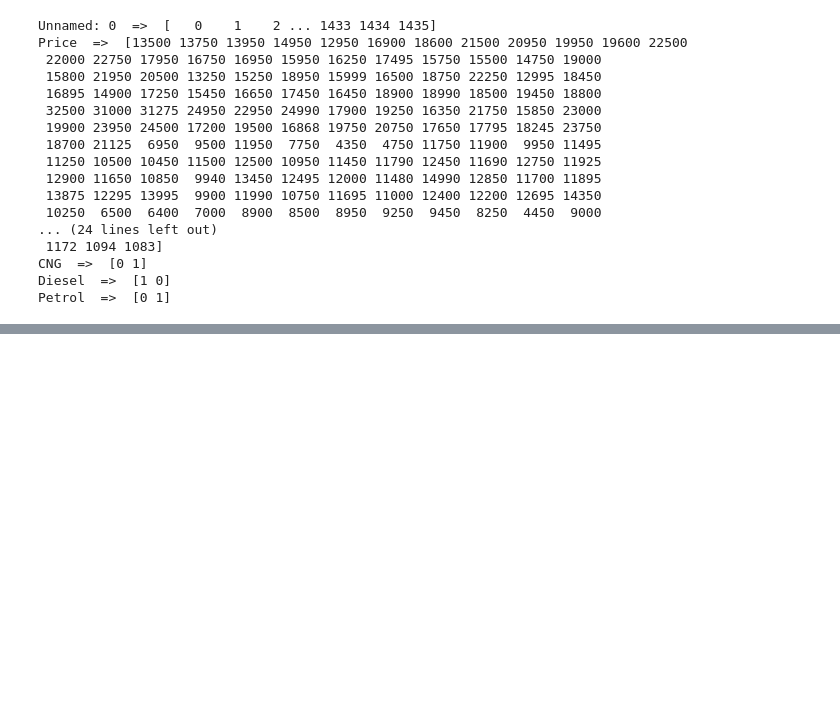
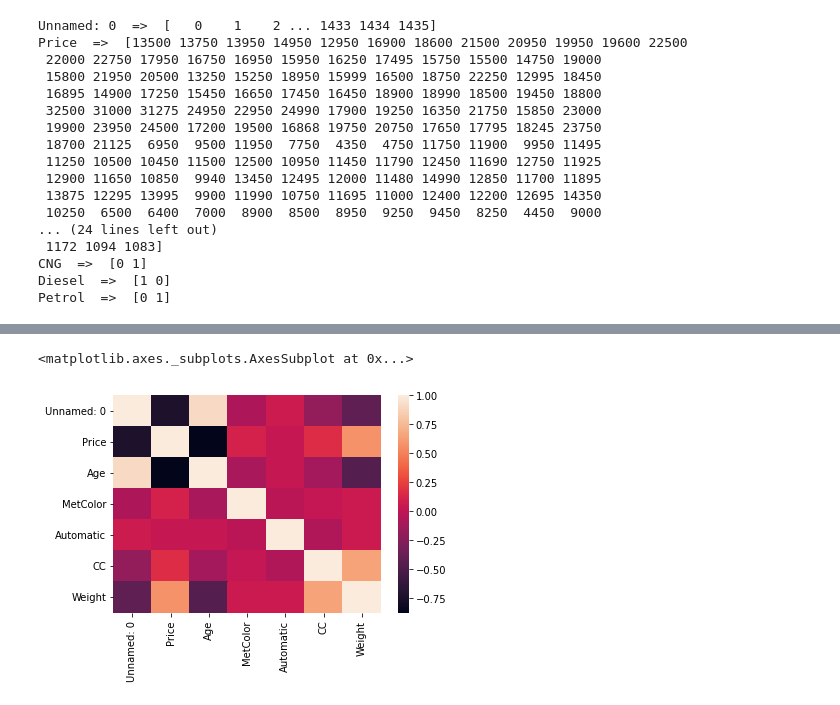
Before and after one commit to Jeelesh2762/ML_CE047, a Jupyter notebook: Lab-2/Ml_Lab_2.ipynb, the cells around one changed output, grey strips where cells are left out. Cells and saved outputs as stored; diff of their text form; code cells hidden in the pictures; blank space fills up the shorter version.

```diff
--- a/Lab-2/Ml_Lab_2.ipynb
+++ b/Lab-2/Ml_Lab_2.ipynb
@@ -265,0 +434,5 @@ df.head(5)
+# %%
+df1 = pd.read_csv("/content/drive/MyDrive/Ml-LabData/Lab-2/Exercise-CarData.csv")
+# %%
+corr = df1.corr()
+corr.head()
@@ -265,0 +446,5 @@ df.head(5)
+# %%
+sns.heatmap(corr)
+# %% [output]
+<matplotlib.axes._subplots.AxesSubplot at 0x...>
+[figure, added]
```
Also changed, not shown: parts of 38 cells of this notebook.
